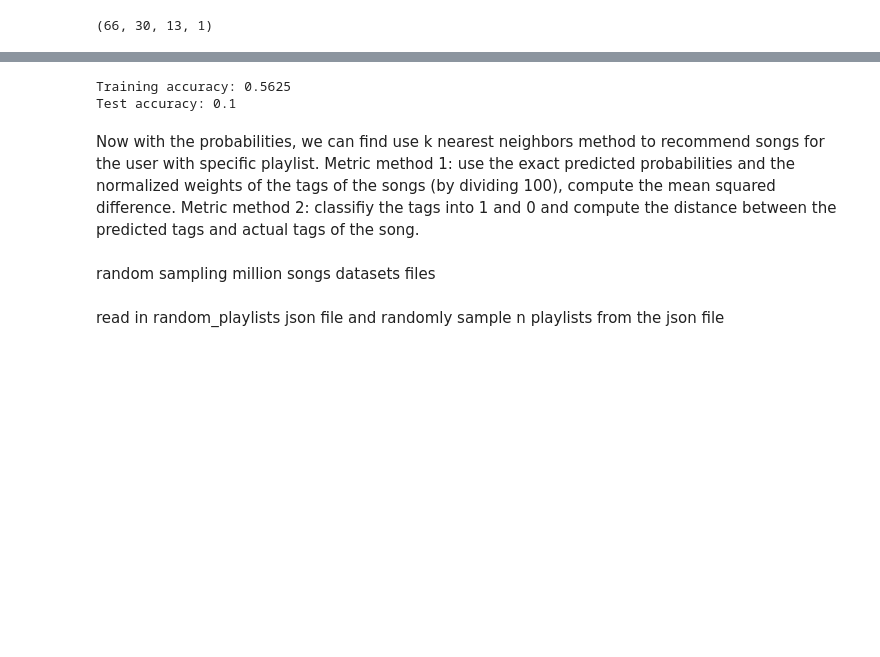
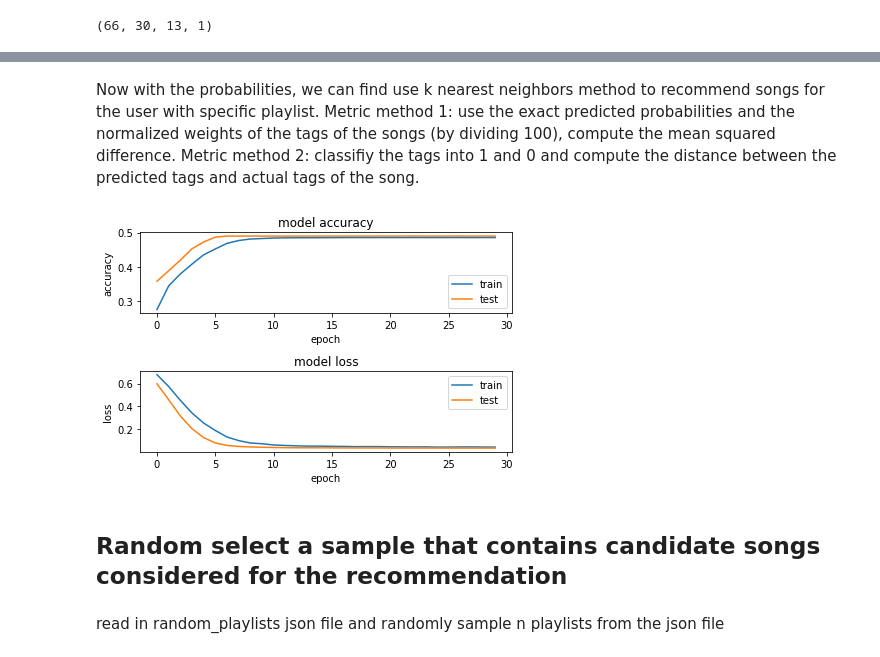
Before and after one commit to weiru-chen-15801/spotify_final_project, a Jupyter notebook: Spotify_Milestone_3_for_submit.ipynb, the cells around one changed output, grey strips where cells are left out. Saved outputs shown, nothing was run; the diff lists cells and outputs as text; code cells hidden in the pictures; blank space fills up the shorter version.

Commit message:
update jupyter notebook with model motivation

```diff
--- a/Spotify_Milestone_3_for_submit.ipynb
+++ b/Spotify_Milestone_3_for_submit.ipynb
@@ -39,7 +46,7 @@ feature_names = list(raw_features[0].columns)[4:]
 #print(feature_names)
 
 labels = []
-with open('labels_100_playlists.json') as json_file:
+with open('../labels_100_playlists.json') as json_file:
     data = json.load(json_file)
     label_columns = list(data[0].keys())
     for item in data:
@@ -77,7 +84,7 @@ feature_names = list(raw_features[0].columns)[4:]
 top_n_tags = 20
 
 labels = []
-with open('labels_100_playlists.json') as json_file:
+with open('../labels_100_playlists.json') as json_file:
     data = json.load(json_file)
     label_columns = list(data[0].keys())
     for item in data:
@@ -272,7 +209,7 @@ CNN Model (Convoluted Neural Networks)
 playlist_features = []
 valid_data_indices = []
 for i in range(0, 100):
-    feature_sing = pd.read_csv("Spotify_API/dfs_first_100_playlists_features/df_playlist_features_" + str(i) + ".csv")
+    feature_sing = pd.read_csv("../playlists/df_playlist_features_" + str(i) + ".csv")
     feature_sing = feature_sing.drop(columns=['track_name', 'artist', 'id','Unnamed: 0'])
     feature_sing = feature_sing.dropna()
     feature_sing = feature_sing.to_numpy()
@@ -294,7 +231,7 @@ playlist_features = (playlist_features - playlist_features_mean) / playlist_feat
 # %%
 # read in labels
 playlist_tags = []
-with open('labels_100_playlists.json') as json_file:
+with open('../labels_100_playlists.json') as json_file:
     raw_label = json.load(json_file)
     for i in range(len(raw_label)):
         # filter labels with valid features
@@ -493,13 +364,0 @@ Test accuracy: 0.2
-# %%
-from sklearn.ensemble import RandomForestClassifier
-
-random_forest_model = RandomForestClassifier(n_estimators = 100, max_depth = 100, criterion = "entropy",
-                                            min_samples_split = 3, min_samples_leaf = 2,
-                                            max_features = "sqrt").fit(X_train, y_train)
-train_tree_acc = random_forest_model.score(X_train, y_train)
-test_tree_acc = random_forest_model.score(X_test, y_test)
-print("Training accuracy:", train_tree_acc)
-print("Test accuracy:", test_tree_acc)
-# %% [output]
-Training accuracy: 0.5625
-Test accuracy: 0.1
@@ -508,5 +365,26 @@ Test accuracy: 0.1
 # %% [markdown]
 Now with the probabilities, we can find use k nearest neighbors method to recommend songs for the user with specific playlist. Metric method 1: use the exact predicted probabilities and the normalized weights of the tags of the songs (by dividing 100), compute the mean squared difference. Metric method 2: classifiy the tags into 1 and 0 and compute the distance between the predicted tags and actual tags of the song.
-# %% [markdown]
-random sampling million songs datasets files
+# %%
+# plotting the metrics
+fig = pyp.figure()
+pyp.subplot(2,1,1)
+pyp.plot(model_log.history['accuracy'])
+pyp.plot(model_log.history['val_accuracy'])
+pyp.title('model accuracy')
+pyp.ylabel('accuracy')
+pyp.xlabel('epoch')
+pyp.legend(['train', 'test'], loc='lower right')
+
+pyp.subplot(2,1,2)
+pyp.plot(model_log.history['loss'])
+pyp.plot(model_log.history['val_loss'])
+pyp.title('model loss')
+pyp.ylabel('loss')
+pyp.xlabel('epoch')
+pyp.legend(['train', 'test'], loc='upper right')
+pyp.tight_layout()
+# %% [output]
+[figure, added]
+# %% [markdown]
+## Random select a sample that contains candidate songs considered for the recommendation
 # %%
```
Also changed, not shown: parts of 56 cells of this notebook.
